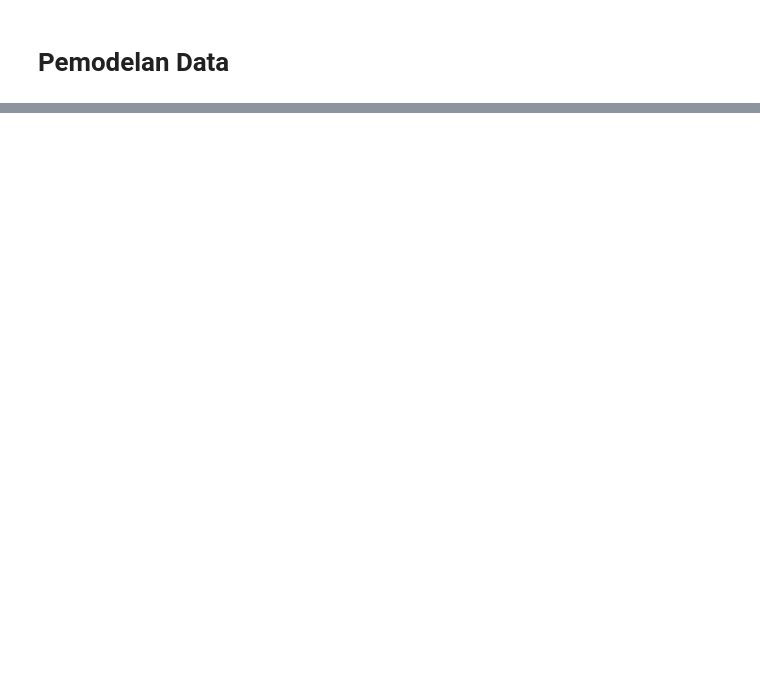
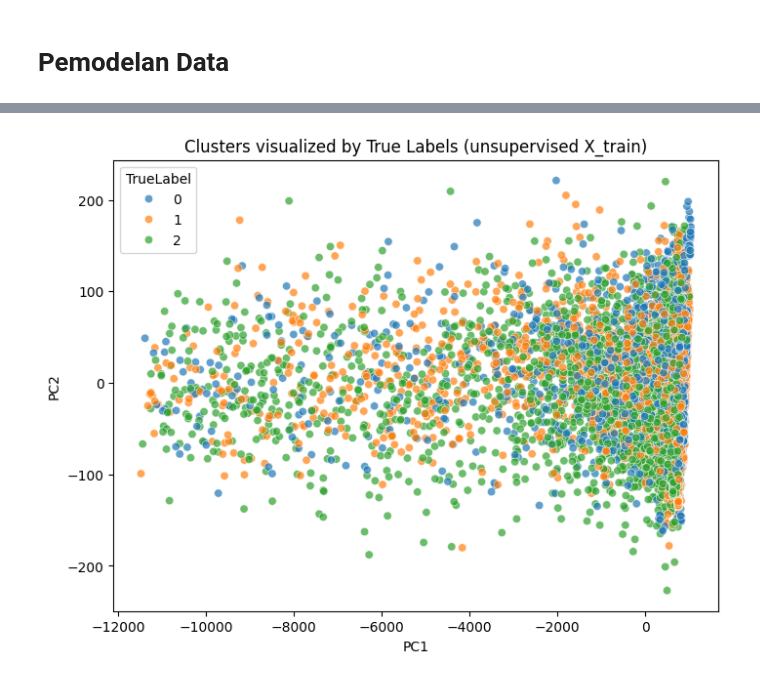
Before and after one commit to Razark-Y/KDS, a Jupyter notebook: src/Prediction/main.ipynb, the cells around one changed output, grey strips where cells are left out. Saved outputs shown, nothing was run; the diff lists cells and outputs as text; code cells hidden in the pictures; blank space fills up the shorter version.

```diff
--- a/src/Prediction/main.ipynb
+++ b/src/Prediction/main.ipynb
@@ -261,0 +390,30 @@ plt.show()
+# %%
+from sklearn.decomposition import PCA
+from sklearn.cluster import KMeans
+import seaborn as sns
+import matplotlib.pyplot as plt
+import pandas as pd
+
+# 1. Apply clustering
+n_clusters = len(set(y_train))
+kmeans = KMeans(n_clusters=n_clusters, random_state=42)
+cluster_labels = kmeans.fit_predict(X_train)
+
+# 2. Reduce dimensionality
+pca = PCA(n_components=10)
+X_vis = pca.fit_transform(X_train)
+
+# 3. Create DataFrame for plotting
+df_vis = pd.DataFrame({
+    "PC1": X_vis[:, 0],
+    "PC2": X_vis[:, 1],
+    "TrueLabel": y_train
+})
+
+# 4. Plot colored by true label
+plt.figure(figsize=(8, 6))
+sns.scatterplot(data=df_vis, x="PC1", y="PC2", hue="TrueLabel", palette="tab10", alpha=0.7)
+plt.title("Clusters visualized by True Labels (unsupervised X_train)")
+plt.show()
+# %% [output]
+[figure, added]
```
Also changed, not shown: parts of 12 cells of this notebook.
